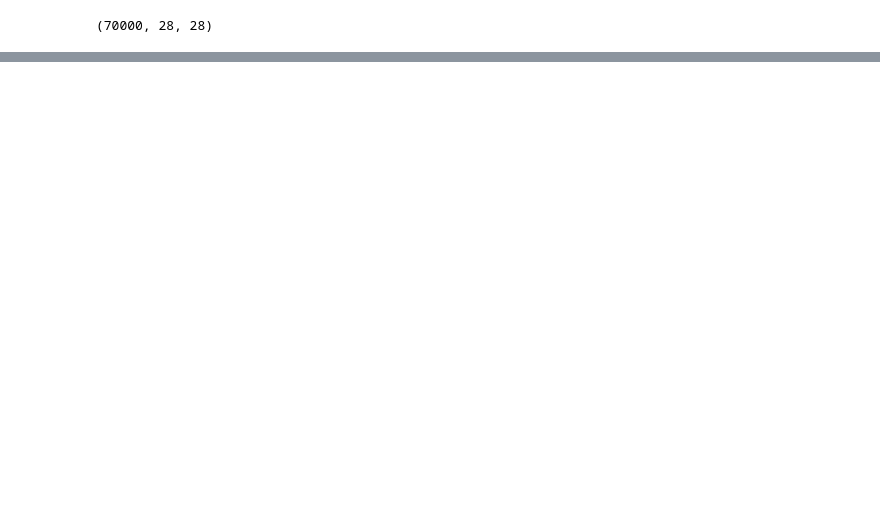
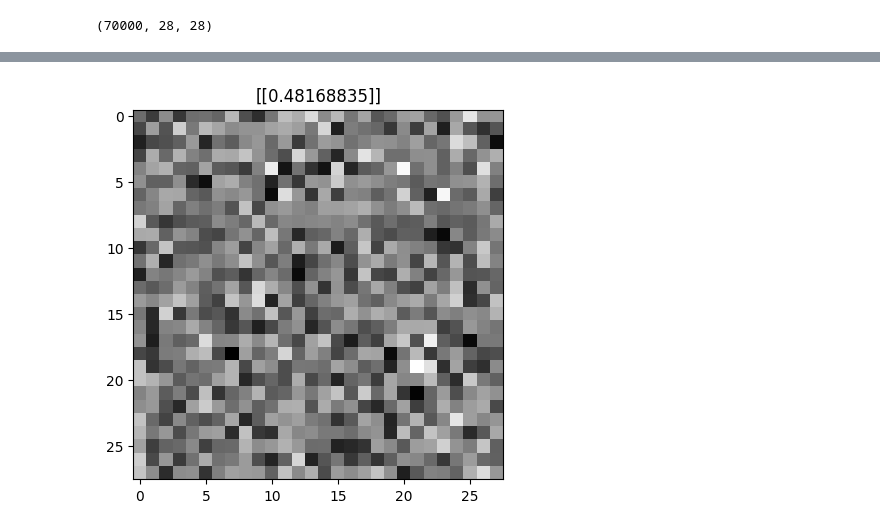
Before and after one commit to Venchislav/Neural-Networks, a Jupyter notebook: GAN_MNIST.ipynb, the cells around one changed output, grey strips where cells are left out. Cells and saved outputs as stored; diff of their text form; code cells hidden in the pictures; blank space fills up the shorter version.

```diff
--- a/GAN_MNIST.ipynb
+++ b/GAN_MNIST.ipynb
@@ -20,0 +38,19 @@ X.shape
+# %%
+def build_discriminator():
+  input = Input(shape=(28, 28, 1))
+
+  x = Flatten()(input)
+  x = Dropout(0.4)(x)
+  x = Dense(1024, activation=LeakyReLU(alpha=0.2))(x)
+  x = Dropout(0.4)(x)
+  x = Dense(512, activation=LeakyReLU(alpha=0.2))(x)
+  x = Dropout(0.4)(x)
+  x = Dense(512, activation=LeakyReLU(alpha=0.2))(x)
+
+  output = Dense(1, activation='sigmoid')(x)
+  model = Model(input, output)
+  model.compile(
+      optimizer=Adam(),
+      loss='binary_crossentropy'
+      )
+  return model
@@ -20,0 +72,2 @@ X.shape
+# %%
+discriminator = build_discriminator()
@@ -20,0 +94,5 @@ X.shape
+# %%
+gen_pred = generator.predict(np.random.randn(100).reshape(1, 100)).reshape(28, 28, 1)
+plt.title(discriminator.predict(gen_pred.reshape(1, 28, 28, 1)))
+plt.imshow(gen_pred, cmap='gray');
+# %% [output]
@@ -20,0 +101 @@ X.shape
+[figure, added]
```
Also changed, not shown: parts of 14 cells of this notebook.
